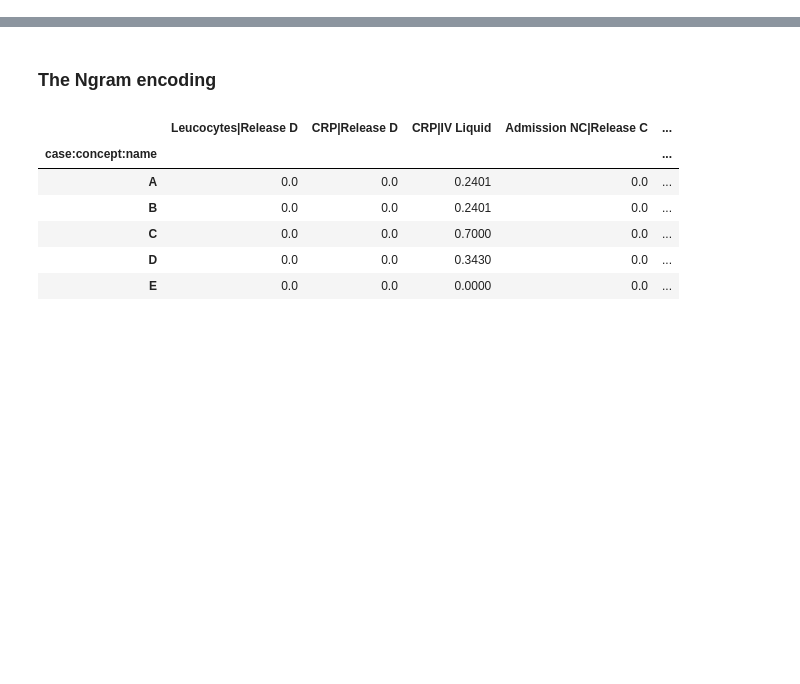
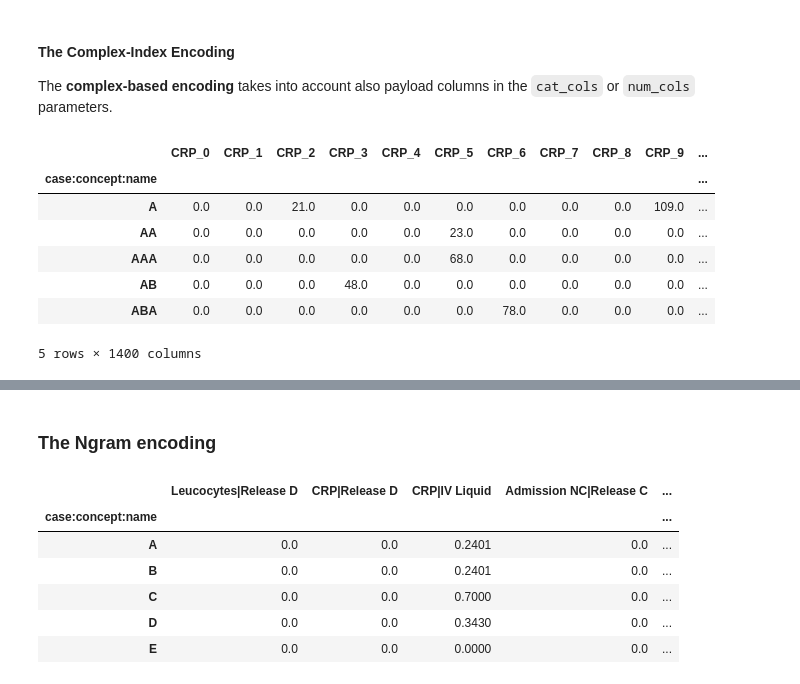
Before and after one commit to unibz-tessaris/Declare4Py, a Jupyter notebook: tutorials/Log_Encodings.ipynb, the cells around one changed output, grey strips where cells are left out. Cells and saved outputs as stored; diff of their text form; code cells hidden in the pictures; blank space fills up the shorter version.

Commit message:
tutorial of the encodings

```diff
--- a/tutorials/Log_Encodings.ipynb
+++ b/tutorials/Log_Encodings.ipynb
@@ -171,0 +174,17 @@ enc_df.head()
+# %% [markdown]
+#### The Complex-Index Encoding
+
+The __complex-based encoding__ takes into account also payload columns in the `cat_cols` or `num_cols`  parameters.
+# %%
+encoder = IndexBased(case_id_col=case_id_key, cat_cols = ['concept:name', 'org:group'], num_cols=['CRP'], create_dummies=True)
+enc_df = encoder.fit_transform(df)
+enc_df.head()
+# %% [output]
+|  | CRP_0 | CRP_1 | CRP_2 | CRP_3 | CRP_4 | CRP_5 | CRP_6 | CRP_7 | CRP_8 | CRP_9 | ... |
+| case:concept:name |  |  |  |  |  |  |  |  |  |  | ... |
+| A | 0.0 | 0.0 | 21.0 | 0.0 | 0.0 | 0.0 | 0.0 | 0.0 | 0.0 | 109.0 | ... |
+| AA | 0.0 | 0.0 | 0.0 | 0.0 | 0.0 | 23.0 | 0.0 | 0.0 | 0.0 | 0.0 | ... |
+| AAA | 0.0 | 0.0 | 0.0 | 0.0 | 0.0 | 68.0 | 0.0 | 0.0 | 0.0 | 0.0 | ... |
+| AB | 0.0 | 0.0 | 0.0 | 48.0 | 0.0 | 0.0 | 0.0 | 0.0 | 0.0 | 0.0 | ... |
+| ABA | 0.0 | 0.0 | 0.0 | 0.0 | 0.0 | 0.0 | 78.0 | 0.0 | 0.0 | 0.0 | ... |
+5 rows × 1400 columns
```
Also changed, not shown: parts of 41 cells of this notebook, 2 other files.
